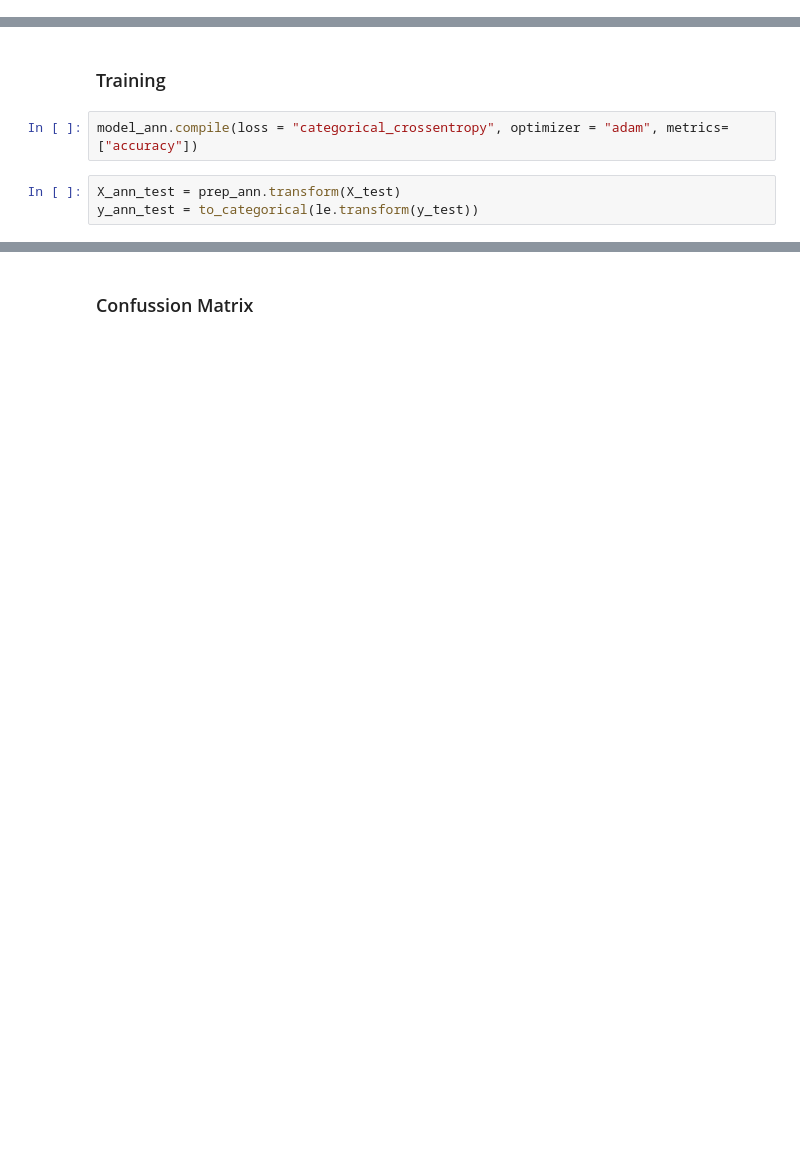
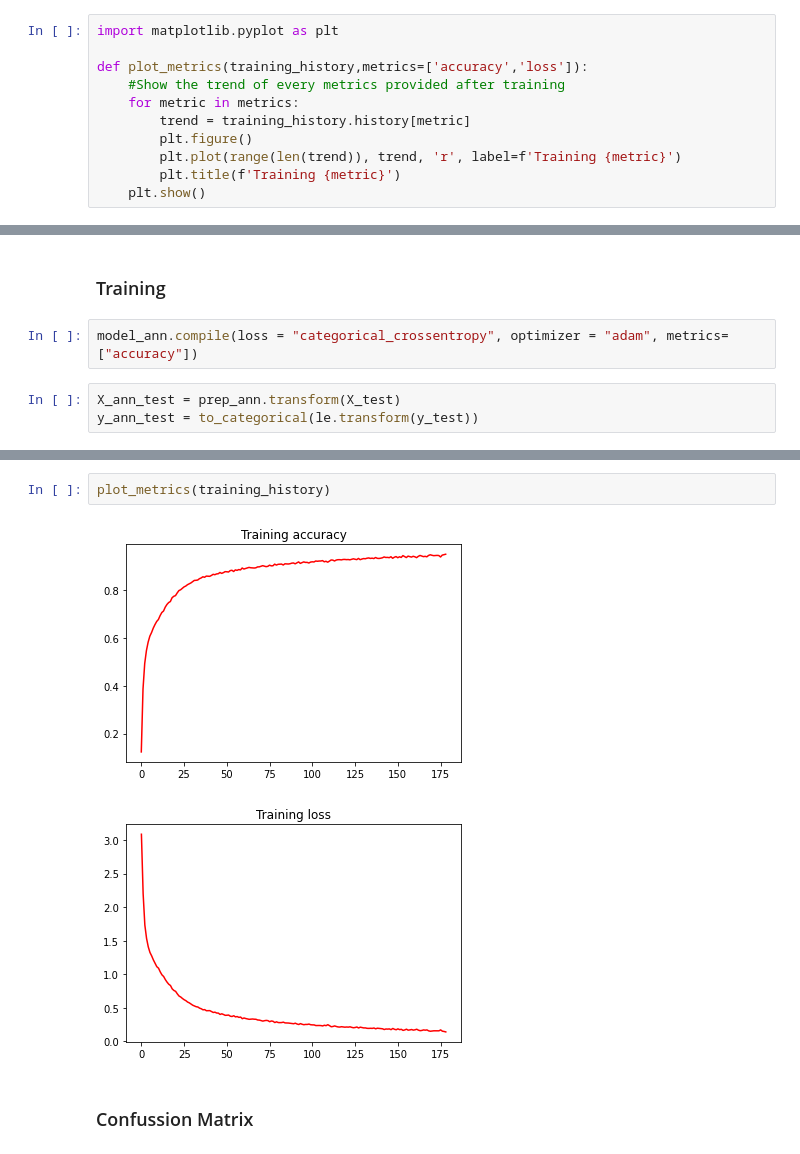
Before and after one commit to Afroefras/diplo, a Jupyter notebook: notebooks/practice/0401_letters.ipynb, the cells around one changed output, grey strips where cells are left out. Cells and saved outputs as stored; diff of their text form; blank space fills up the shorter version.

```diff
--- a/notebooks/practice/0401_letters.ipynb
+++ b/notebooks/practice/0401_letters.ipynb
@@ -77,3 +79,14 @@ def ann_sequential_builder(X, y, layer_units, activations):
+# %%
+import matplotlib.pyplot as plt
+
+def plot_metrics(training_history,metrics=['accuracy','loss']):
+    #Show the trend of every metrics provided after training
+    for metric in metrics:
+        trend = training_history.history[metric]
+        plt.figure()
+        plt.plot(range(len(trend)), trend, 'r', label=f'Training {metric}')
+        plt.title(f'Training {metric}')
+    plt.show()
 # %% [markdown]
 ### Confussion Matrix SKLEARN
 # %%
@@ -360,3 +367,8 @@ Epoch 200/200
+# %%
+plot_metrics(training_history)
+# %% [output]
+[figure, added]
+[figure, added]
 # %% [markdown]
 ### Confussion Matrix
 # %%
```
Also changed, not shown: parts of 14 cells of this notebook.
